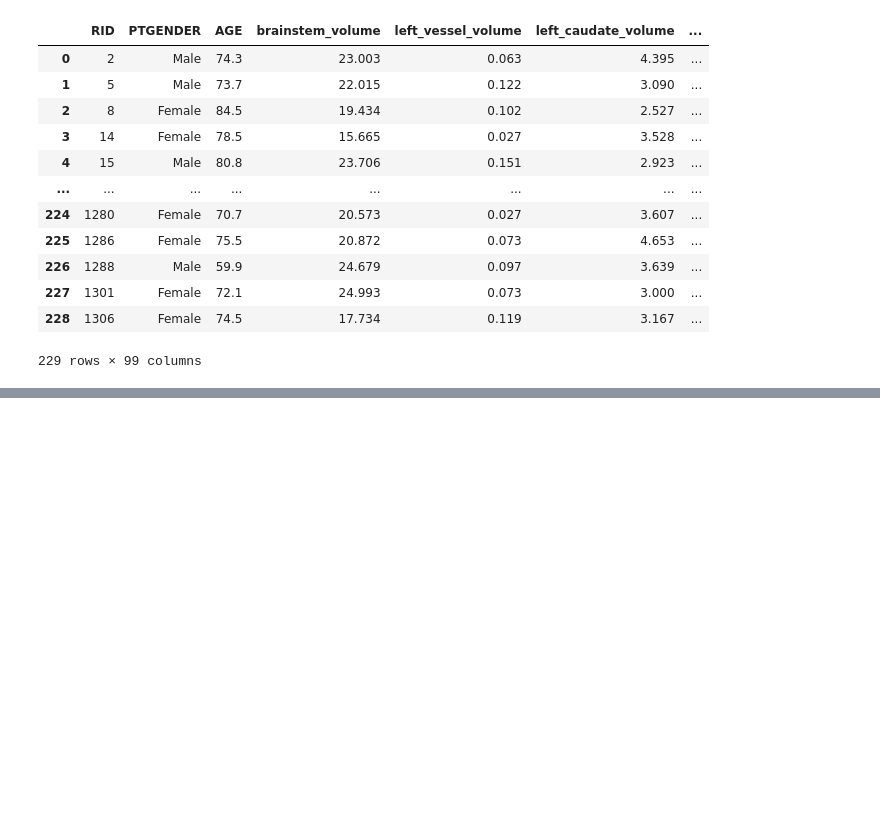
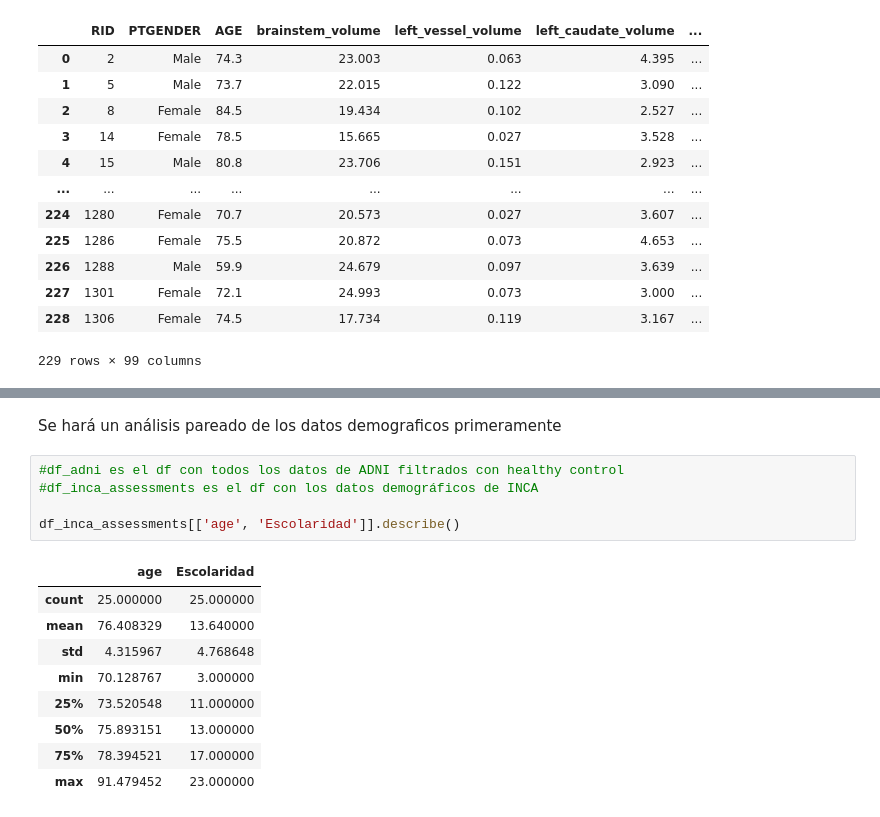
Before and after one commit to Palmitas/proyect-rec-patrones, a Jupyter notebook: cod-proyecto-analisis-pareado.ipynb, the cells around one changed output, grey strips where cells are left out. Drawn from its saved outputs; the diff is of its cells as text; blank space fills up the shorter version.

```diff
--- a/cod-proyecto-analisis-pareado.ipynb
+++ b/cod-proyecto-analisis-pareado.ipynb
@@ -127,0 +139,17 @@ df_adni_gm_volumen_final
+# %% [markdown]
+Se hará un análisis pareado de los datos demograficos primeramente
+# %%
+#df_adni es el df con todos los datos de ADNI filtrados con healthy control
+#df_inca_assessments es el df con los datos demográficos de INCA
+
+df_inca_assessments[['age', 'Escolaridad']].describe()
+# %% [output]
+|  | age | Escolaridad |
+| count | 25.000000 | 25.000000 |
+| mean | 76.408329 | 13.640000 |
+| std | 4.315967 | 4.768648 |
+| min | 70.128767 | 3.000000 |
+| 25% | 73.520548 | 11.000000 |
+| 50% | 75.893151 | 13.000000 |
+| 75% | 78.394521 | 17.000000 |
+| max | 91.479452 | 23.000000 |
```
Also changed, not shown: parts of 11 cells of this notebook.
